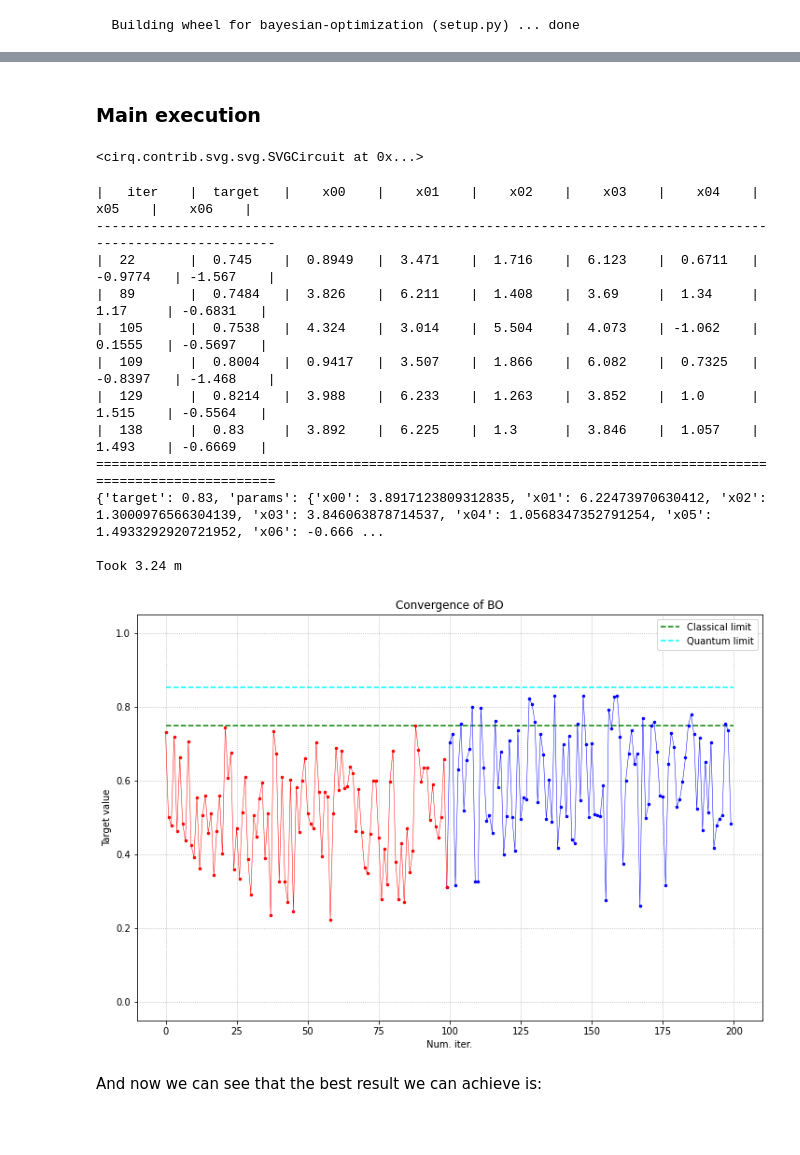
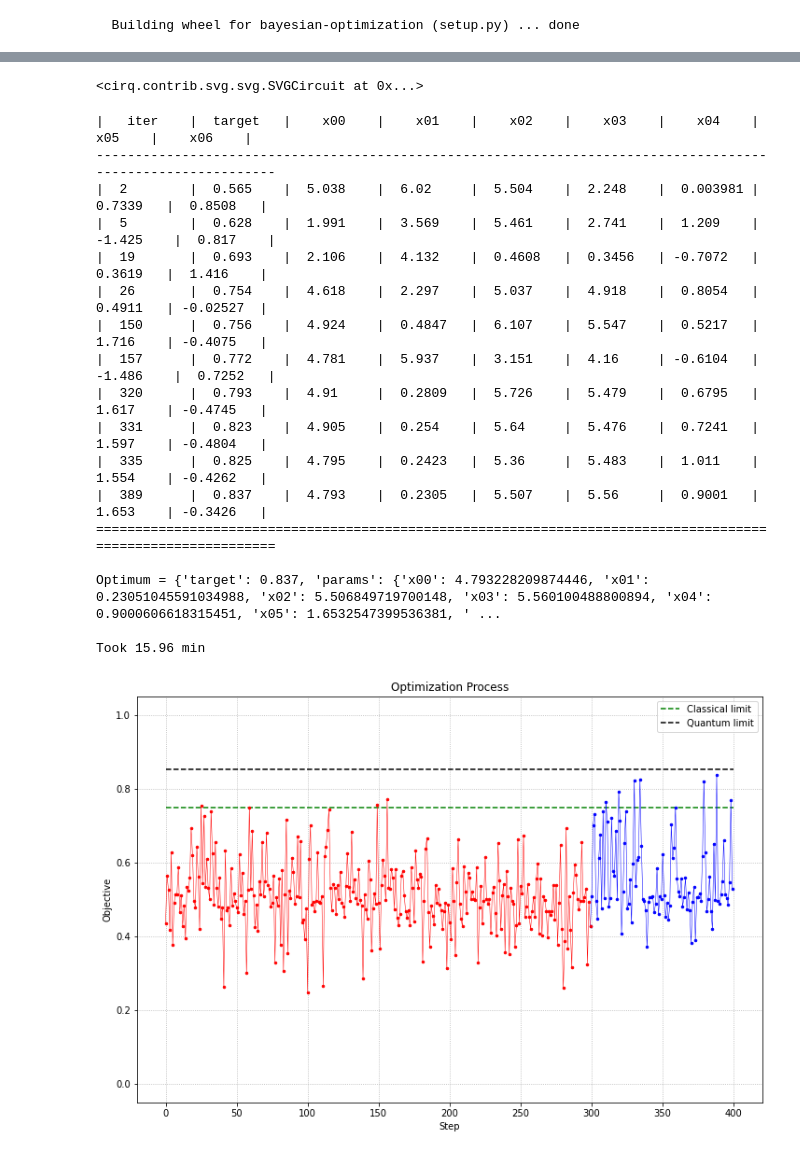
Before and after one commit to w00zie/pqc_chsh, a Jupyter notebook: win_chsh_with_bo.ipynb, the cells around one changed output, grey strips where cells are left out. Drawn from its saved outputs; the diff is of its cells as text; code cells hidden in the pictures; blank space fills up the shorter version.

```diff
--- a/win_chsh_with_bo.ipynb
+++ b/win_chsh_with_bo.ipynb
@@ -74,20 +59,27 @@ Let's construct $|a\rangle$ and $|b\rangle$ by stacking three layers of these ga
 # %%
 def build_vqc_no_ent(qubits, symbols, add_measurement=False):
+
     (x, a, y, b) = qubits
     circ = cirq.Circuit()
+
+    # "Classical" section
     circ.append([cirq.H(x), cirq.H(y)])
+    circ.append([cirq.measure(x, key='x'), cirq.measure(y, key='y')], strategy=cirq.InsertStrategy.NEW_THEN_INLINE)
+
     # Layer 1
     circ.append([cirq.H(a), cirq.H(b)], strategy=cirq.InsertStrategy.NEW_THEN_INLINE)
     circ.append([cirq.rz(symbols[0])(a),
                  cirq.rz(symbols[1])(b)])
     circ.append([cirq.rx(symbols[2])(a),
                  cirq.rx(symbols[3])(b)])
+
     # Layer 2
     circ.append([cirq.H(a), cirq.H(b)], strategy=cirq.InsertStrategy.NEW_THEN_INLINE)
     circ.append([cirq.rz(symbols[4])(a),
                  cirq.rz(symbols[5])(b)])
     circ.append([cirq.rx(symbols[6])(a),
                  cirq.rx(symbols[7])(b)])
+
     # Layer 3
     circ.append([cirq.H(a), cirq.H(b)], strategy=cirq.InsertStrategy.NEW_THEN_INLINE)
     circ.append([cirq.rz(symbols[8])(a),
@@ -98,16 +90,16 @@ def build_vqc_no_ent(qubits, symbols, add_measurement=False):
     circ.append([cirq.CX(x, a)**symbols[12],
                  cirq.CX(y, b)**symbols[13]])
 
+    # Measurement
     if add_measurement:
-        circ.append([cirq.measure(x, key='x'), cirq.measure(a, key='a'),
-                     cirq.measure(y, key='y'), cirq.measure(b, key='b')],
+        circ.append([cirq.measure(a, key='a'), cirq.measure(b, key='b')],
                     strategy=cirq.InsertStrategy.NEW_THEN_INLINE)
     return circ
 
 def simulate_vqc_no_ent(x00, x01, x02, x03, x04, x05, x06, x07, x08, x09, x10, x11, x12, x13):
     param_vals = (x00, x01, x02, x03, x04, x05, x06, x07, x08, x09, x10, x11, x12, x13)
-    param_res = cirq.ParamResolver({param_symbols_no_ent[i] : param_vals[i] for i in range(len(param_vals))})
-    sim_results = quant_simulator.run(vqc_no_ent, param_res, repetitions=5000)
+    param_res = cirq.ParamResolver({PARAM_SYMBOLS_NO_ENT[i] : param_vals[i] for i in range(len(param_vals))})
+    sim_results = QUANT_SIMULATOR.run(VQC_NO_ENT, param_res, repetitions=REPETITIONS)
     df = sim_results.data.astype(np.bool)
     wins = (np.logical_and(df['x'], df['y']) == np.logical_xor(df['a'], df['b'])).astype(np.int8)
     win_pct = len(wins[wins == 1]) / len(wins)
@@ -219,6 +203,4 @@ def simulate_vqc(x00, x01, x02, x03, x04, x05, x06):
     wins = (np.logical_and(df['x'], df['y']) == np.logical_xor(df['a'], df['b'])).astype(np.int8)
     win_pct = len(wins[wins == 1]) / len(wins)
     return win_pct
-# %% [markdown]
-### Main execution
 # %%
@@ -228,53 +214,53 @@ SVGCircuit(vqc)
 # %% [output]
 <cirq.contrib.svg.svg.SVGCircuit at 0x...>
 # %%
-pbounds = {'x00': (0, 2 * np.pi), 'x01': (0, 2 * np.pi),
-           'x02': (0, 2 * np.pi), 'x03': (0, 2 * np.pi),
-           'x04': (-2, 2), 'x05': (-2, 2), 'x06': (-2, 2)}
-
-init_p = 100
-iter = 100
+pbounds = {'x00': (0, 2 * np.pi),
+           'x01': (0, 2 * np.pi),
+           'x02': (0, 2 * np.pi),
+           'x03': (0, 2 * np.pi),
+           'x04': (-2, 2),
+           'x05': (-2, 2),
+           'x06': (-2, 2)}
 
 optimizer = BayesianOptimization(
     f=simulate_vqc,
     pbounds=pbounds,
     verbose=1,
-    random_state=1234,
+    random_state=RANDOM_SEED,
 )
-
-#logger = JSONLogger(path=datetime.now().strftime("logs_2_1_%d_%m_%Y_%H_%M_%S.json"))
-#optimizer.subscribe(Events.OPTIMIZATION_STEP, logger)
 
 start = time()
 optimizer.maximize(
-    init_points=init_p,
+    init_points=INIT_P,
     acq='poi',
-    #kappa=1,
-    n_iter=iter,
+    n_iter=ITER,
 )
 end = time()
 
-print(optimizer.max)
+print(f"\nOptimum = {optimizer.max}")
 
-print(f"\nTook {round((end - start)/ 60, 2)} m\n")
+print(f"\nTook {round((end - start)/ 60, 2)} min\n")
 
-plot_target(optimizer, init_p, iter)
+plot_target(optimizer=optimizer, init_p=INIT_P, iter=ITER)
 # %% [output]
 |   iter    |  target   |    x00    |    x01    |    x02    |    x03    |    x04    |    x05    |    x06    |
 -------------------------------------------------------------------------------------------------------------
-|  22       |  0.745    |  0.8949   |  3.471    |  1.716    |  6.123    |  0.6711   | -0.9774   | -1.567    |
-|  89       |  0.7484   |  3.826    |  6.211    |  1.408    |  3.69     |  1.34     |  1.17     | -0.6831   |
-|  105      |  0.7538   |  4.324    |  3.014    |  5.504    |  4.073    | -1.062    |  0.1555   | -0.5697   |
-|  109      |  0.8004   |  0.9417   |  3.507    |  1.866    |  6.082    |  0.7325   | -0.8397   | -1.468    |
-|  129      |  0.8214   |  3.988    |  6.233    |  1.263    |  3.852    |  1.0      |  1.515    | -0.5564   |
-|  138      |  0.83     |  3.892    |  6.225    |  1.3      |  3.846    |  1.057    |  1.493    | -0.6669   |
+|  2        |  0.565    |  5.038    |  6.02     |  5.504    |  2.248    |  0.003981 |  0.7339   |  0.8508   |
+|  5        |  0.628    |  1.991    |  3.569    |  5.461    |  2.741    |  1.209    | -1.425    |  0.817    |
+|  19       |  0.693    |  2.106    |  4.132    |  0.4608   |  0.3456   | -0.7072   |  0.3619   |  1.416    |
+|  26       |  0.754    |  4.618    |  2.297    |  5.037    |  4.918    |  0.8054   |  0.4911   | -0.02527  |
+|  150      |  0.756    |  4.924    |  0.4847   |  6.107    |  5.547    |  0.5217   |  1.716    | -0.4075   |
+|  157      |  0.772    |  4.781    |  5.937    |  3.151    |  4.16     | -0.6104   | -1.486    |  0.7252   |
+|  320      |  0.793    |  4.91     |  0.2809   |  5.726    |  5.479    |  0.6795   |  1.617    | -0.4745   |
+|  331      |  0.823    |  4.905    |  0.254    |  5.64     |  5.476    |  0.7241   |  1.597    | -0.4804   |
+|  335      |  0.825    |  4.795    |  0.2423   |  5.36     |  5.483    |  1.011    |  1.554    | -0.4262   |
+|  389      |  0.837    |  4.793    |  0.2305   |  5.507    |  5.56     |  0.9001   |  1.653    | -0.3426   |
 =============================================================================================================
-{'target': 0.83, 'params': {'x00': 3.8917123809312835, 'x01': 6.22473970630412, 'x02': 1.3000976566304139, 'x03': 3.846063878714537, 'x04': 1.0568347352791254, 'x05': 1.4933292920721952, 'x06': -0.666 ...
 
-Took 3.24 m
+Optimum = {'target': 0.837, 'params': {'x00': 4.793228209874446, 'x01': 0.23051045591034988, 'x02': 5.506849719700148, 'x03': 5.560100488800894, 'x04': 0.9000606618315451, 'x05': 1.6532547399536381, ' ...
+
+Took 15.96 min
-[figure, old version]
+[figure, new version]
-# %% [markdown]
-And now we can see that the best result we can achieve is:
 # %%
 best_params = optimizer.max["params"]
 (x00, x01, x02, x03, x04, x05, x06) = best_params.values()
```
Also changed, not shown: parts of 19 cells of this notebook, 2 other files.
